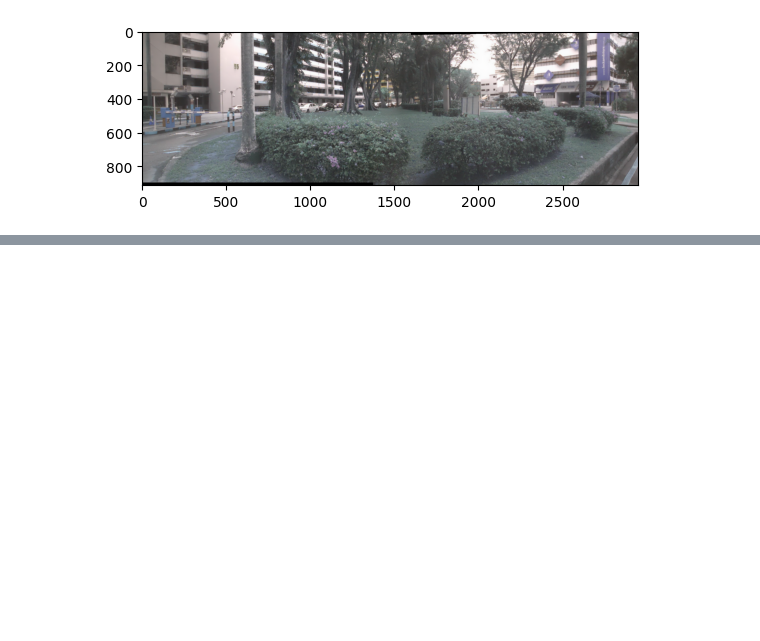
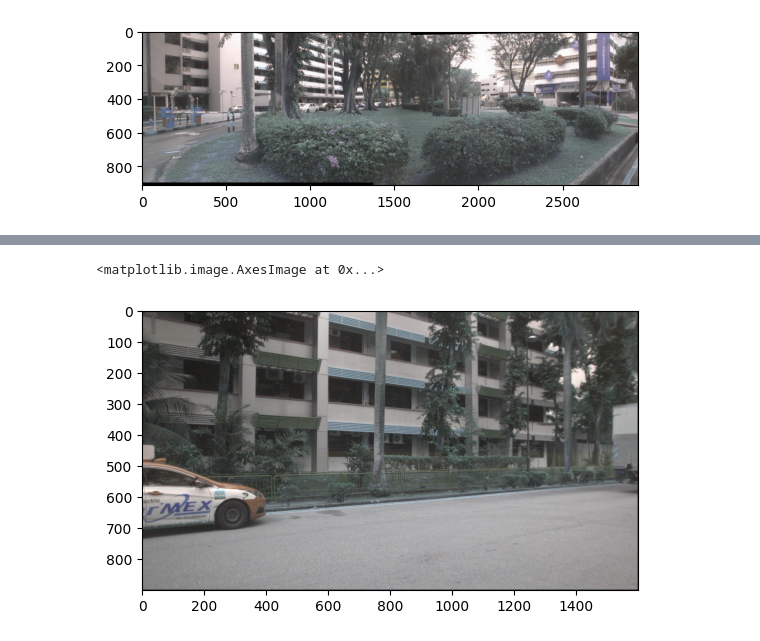
Before and after one commit to wuyasan/CVFinalProject, a Jupyter notebook: notebooks/sift_flan_location_constraint_nu_images.ipynb, the cells around one changed output, grey strips where cells are left out. Cells and saved outputs as stored; diff of their text form; code cells hidden in the pictures; blank space fills up the shorter version.

```diff
--- a/notebooks/sift_flan_location_constraint_nu_images.ipynb
+++ b/notebooks/sift_flan_location_constraint_nu_images.ipynb
@@ -260,2 +243,7 @@ plt.imshow(stitcher.stitch([image5, image6, image1])[1])
+# %%
+plt.imshow(image6)
+# %% [output]
+<matplotlib.image.AxesImage at 0x...>
+[figure, added]
 # %%
 stitcher = cv2.Stitcher.create(mode = 1)
```
Also changed, not shown: parts of 15 cells of this notebook, 6 other files.
